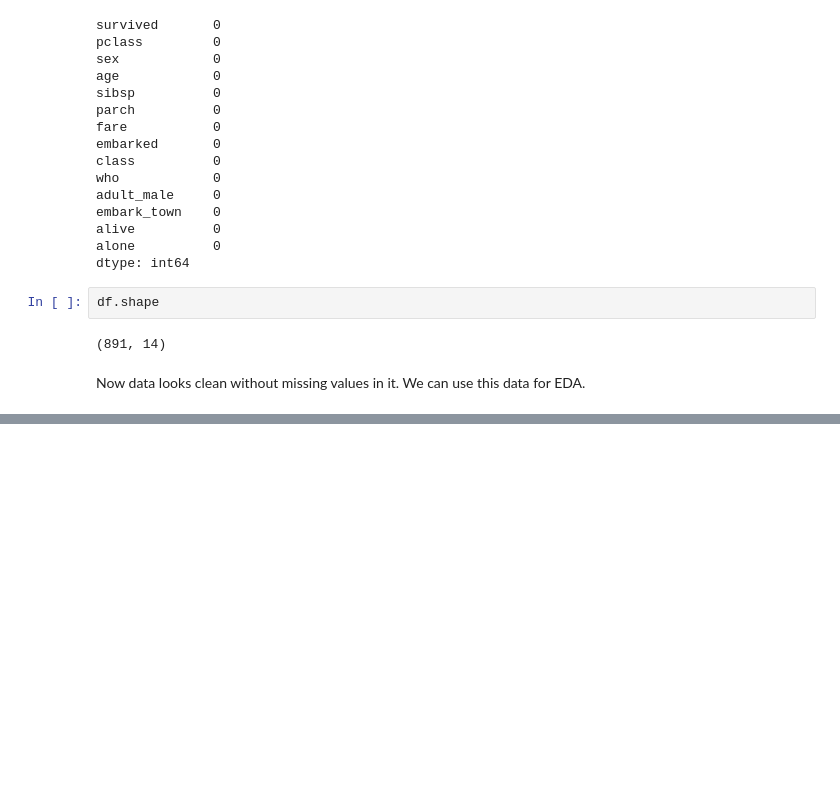
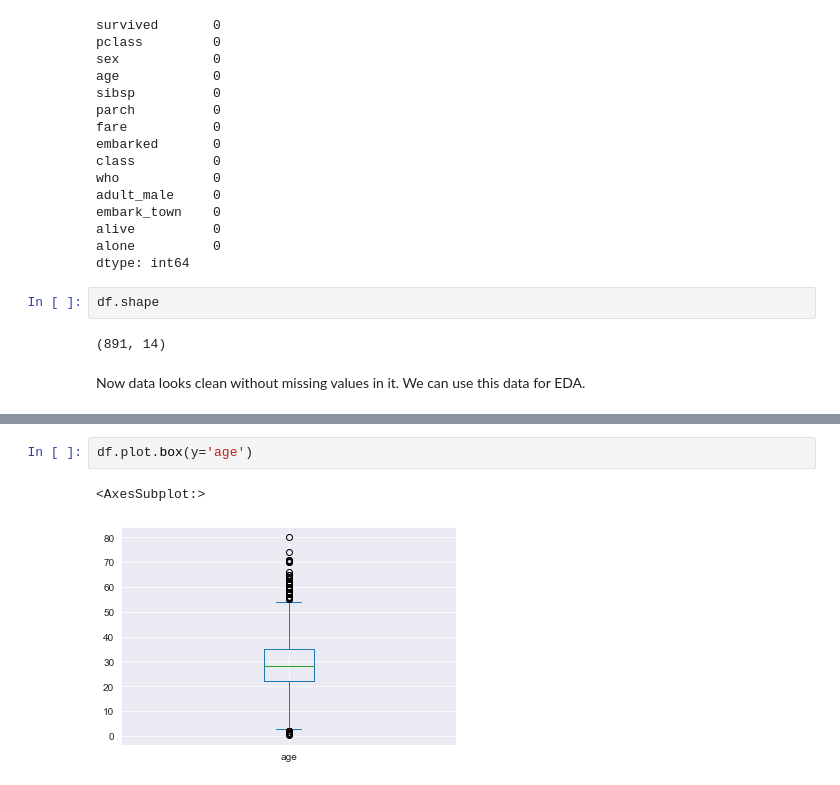
Before and after one commit to abid-2362/python-ka-chilla, a Jupyter notebook: 2023/sessions/33/30_eda.ipynb, the cells around one changed output, grey strips where cells are left out. Drawn from its saved outputs; the diff is of its cells as text; blank space fills up the shorter version.

```diff
--- a/2023/sessions/33/30_eda.ipynb
+++ b/2023/sessions/33/30_eda.ipynb
@@ -273,0 +309,5 @@ Now data looks clean without missing values in it. We can use this data for EDA.
+# %%
+df.plot.box(y='age')
+# %% [output]
+<AxesSubplot:>
+[figure, added]
```
Also changed, not shown: parts of 57 cells of this notebook, 1 other file.
